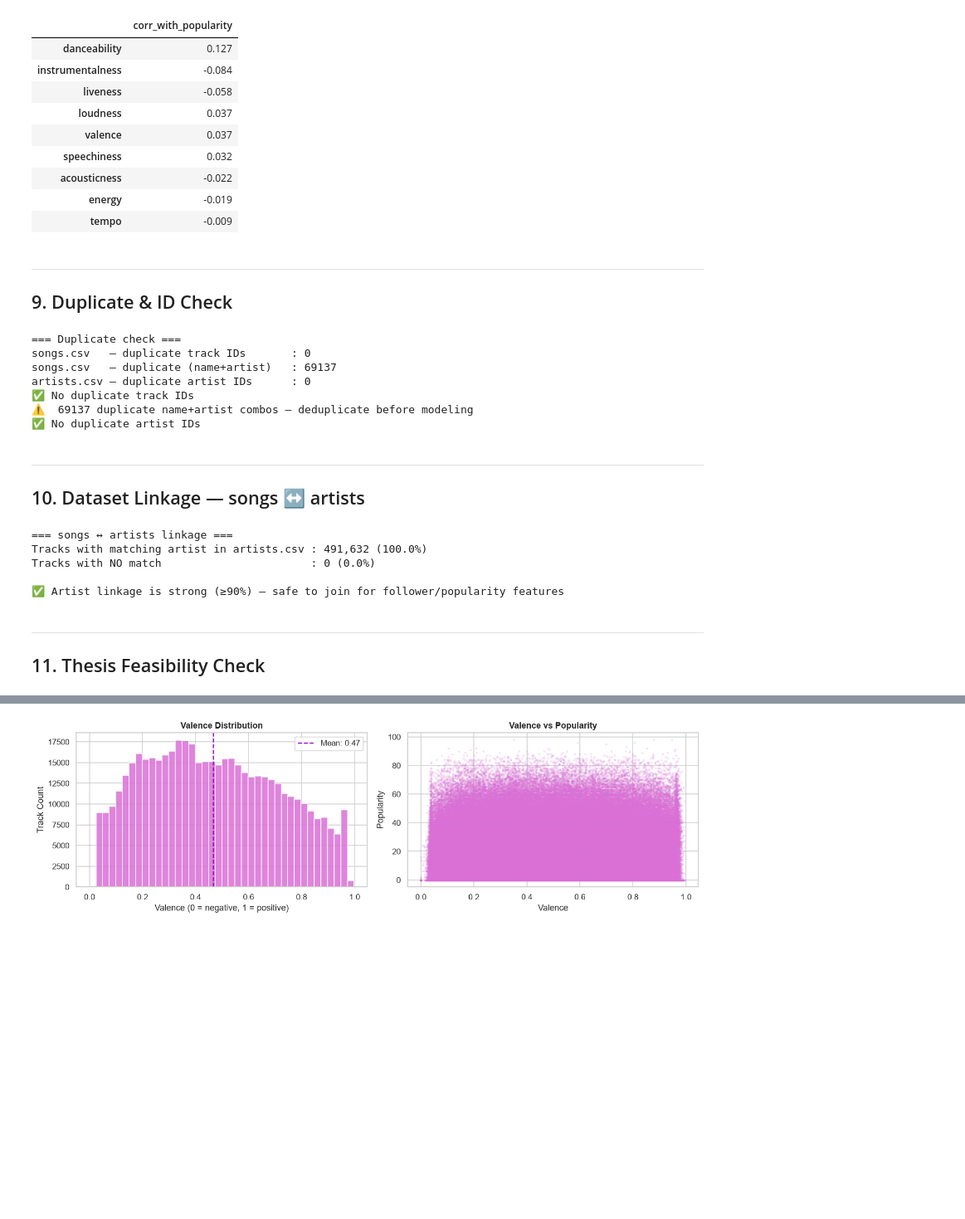
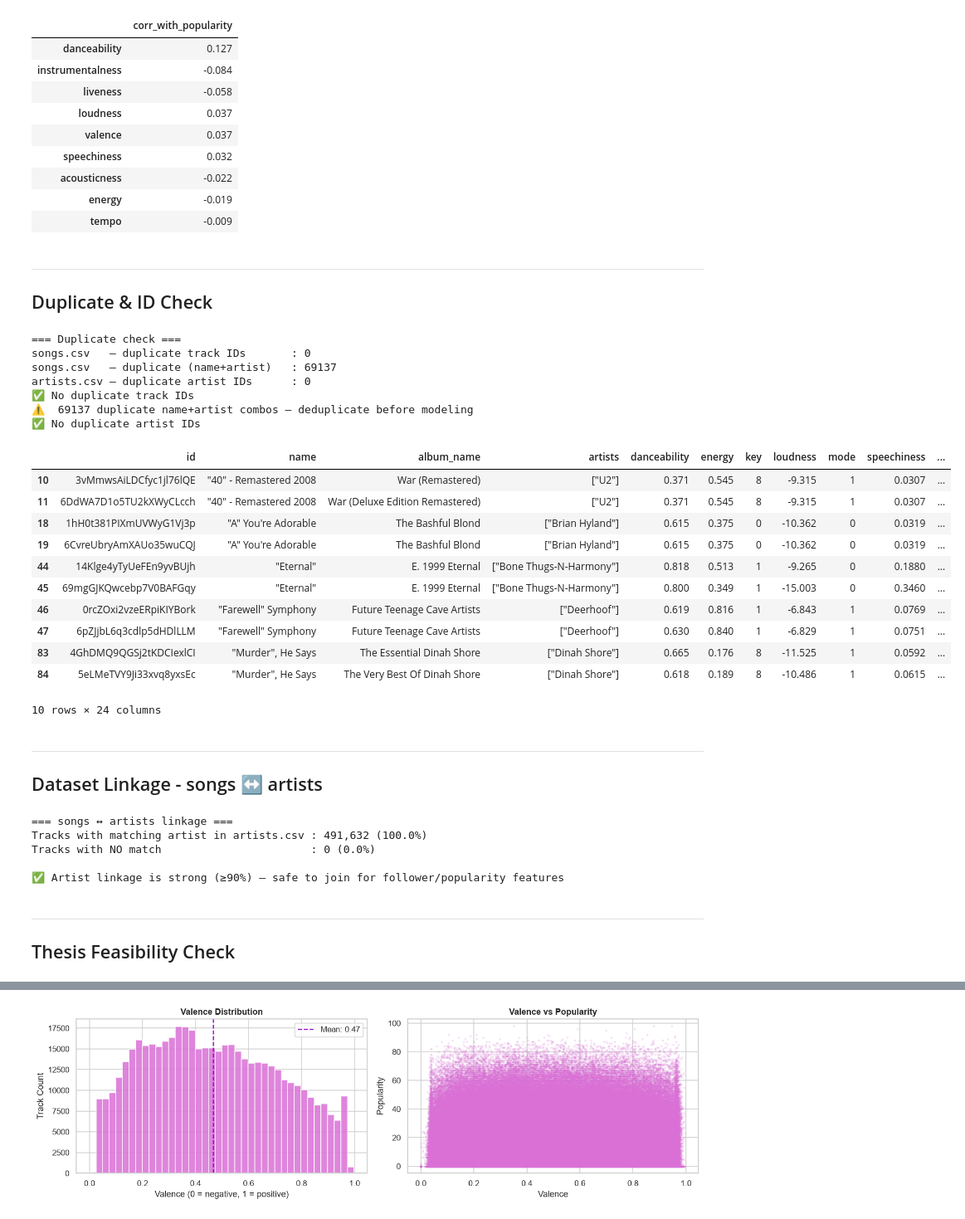
Before and after one commit to grenappl/thesis-project, a Jupyter notebook: notebooks/1_validation.ipynb, the cells around one changed output, grey strips where cells are left out. Shown at 83% size. Drawn from its saved outputs; the diff is of its cells as text; code cells hidden in the pictures; blank space fills up the shorter version.

```diff
--- a/notebooks/1_validation.ipynb
+++ b/notebooks/1_validation.ipynb
@@ -406,7 +427,7 @@ display(pop_corr.rename('corr_with_popularity').to_frame().round(3))
 | tempo | -0.009 |
 # %% [markdown]
 ---
-## 9. Duplicate & ID Check
+## Duplicate & ID Check
 # %%
 dup_ids   = songs['id'].duplicated().sum()
 dup_names = songs.duplicated(subset=['name','artists']).sum()
@@ -431,10 +452,23 @@ artists.csv — duplicate artist IDs      : 0
 ⚠️  69137 duplicate name+artist combos — deduplicate before modeling
 ✅ No duplicate artist IDs
 # %%
-songs[songs.duplicated(subset=['name','artists'], keep=False)].head(8)
+songs[songs.duplicated(subset=['name','artists'], keep=False)].head(10)
+# %% [output]
+|  | id | name | album_name | artists | danceability | energy | key | loudness | mode | speechiness | ... |
+| 10 | 3vMmwsAiLDCfyc1jl76lQE | "40" - Remastered 2008 | War (Remastered) | ["U2"] | 0.371 | 0.545 | 8 | -9.315 | 1 | 0.0307 | ... |
+| 11 | 6DdWA7D1o5TU2kXWyCLcch | "40" - Remastered 2008 | War (Deluxe Edition Remastered) | ["U2"] | 0.371 | 0.545 | 8 | -9.315 | 1 | 0.0307 | ... |
+| 18 | 1hH0t381PIXmUVWyG1Vj3p | "A" You're Adorable | The Bashful Blond | ["Brian Hyland"] | 0.615 | 0.375 | 0 | -10.362 | 0 | 0.0319 | ... |
+| 19 | 6CvreUbryAmXAUo35wuCQJ | "A" You're Adorable | The Bashful Blond | ["Brian Hyland"] | 0.615 | 0.375 | 0 | -10.362 | 0 | 0.0319 | ... |
+| 44 | 14Klge4yTyUeFEn9yvBUjh | "Eternal" | E. 1999 Eternal | ["Bone Thugs-N-Harmony"] | 0.818 | 0.513 | 1 | -9.265 | 0 | 0.1880 | ... |
+| 45 | 69mgGJKQwcebp7V0BAFGqy | "Eternal" | E. 1999 Eternal | ["Bone Thugs-N-Harmony"] | 0.800 | 0.349 | 1 | -15.003 | 0 | 0.3460 | ... |
+| 46 | 0rcZOxi2vzeERpiKIYBork | "Farewell" Symphony | Future Teenage Cave Artists | ["Deerhoof"] | 0.619 | 0.816 | 1 | -6.843 | 1 | 0.0769 | ... |
+| 47 | 6pZJjbL6q3cdlp5dHDlLLM | "Farewell" Symphony | Future Teenage Cave Artists | ["Deerhoof"] | 0.630 | 0.840 | 1 | -6.829 | 1 | 0.0751 | ... |
+| 83 | 4GhDMQ9QGSj2tKDCIexlCI | "Murder", He Says | The Essential Dinah Shore | ["Dinah Shore"] | 0.665 | 0.176 | 8 | -11.525 | 1 | 0.0592 | ... |
+| 84 | 5eLMeTVY9Ji33xvq8yxsEc | "Murder", He Says | The Very Best Of Dinah Shore | ["Dinah Shore"] | 0.618 | 0.189 | 8 | -10.486 | 1 | 0.0615 | ... |
+10 rows × 24 columns
 # %% [markdown]
 ---
-## 10. Dataset Linkage — songs ↔ artists
+## Dataset Linkage - songs ↔ artists
 # %%
 # artist_ids in songs.csv may be stored as a stringified list e.g. "['abc','def']"
 # Extract first artist ID for linkage check
@@ -469,7 +503,7 @@ Tracks with NO match                       : 0 (0.0%)
 ✅ Artist linkage is strong (≥90%) — safe to join for follower/popularity features
 # %% [markdown]
 ---
-## 11. Thesis Feasibility Check
+## Thesis Feasibility Check
 # %%
 print('=' * 55)
 print('   THESIS FEASIBILITY REPORT')
```
Also changed, not shown: parts of 16 cells of this notebook, 8 other files.
